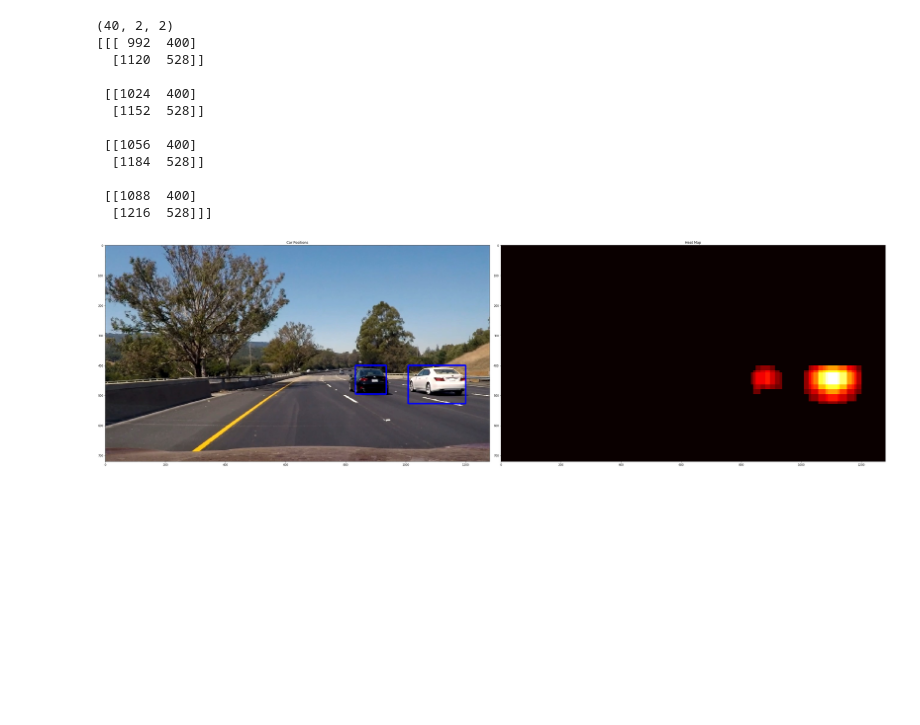
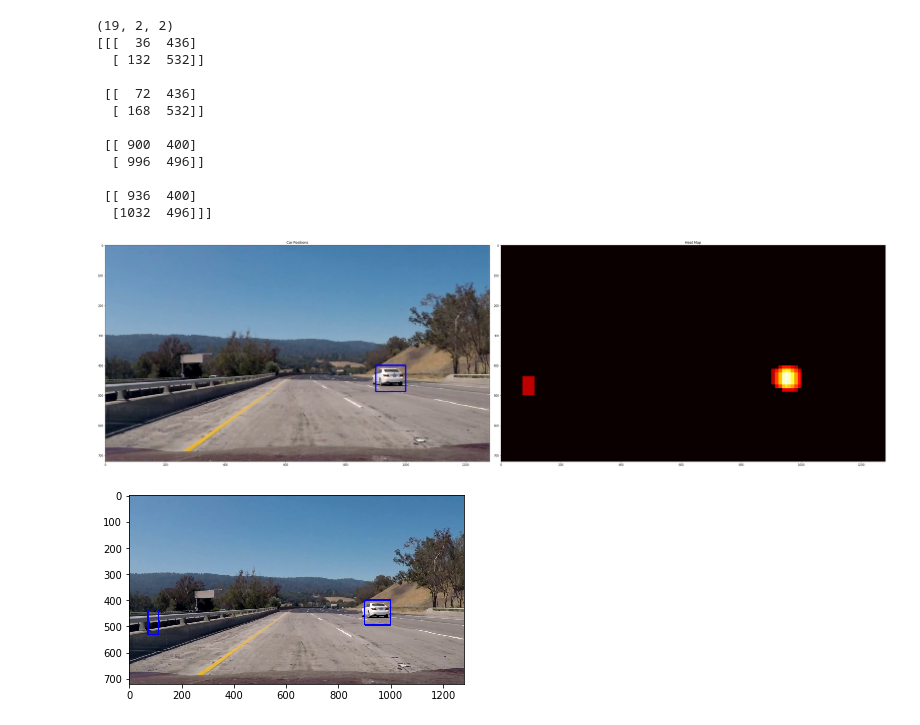
Before and after one commit to saipran7777/CarND-Vehicle-Detection, a Jupyter notebook: vehicle_detect.ipynb, the cells around one changed output. Cells and saved outputs as stored; diff of their text form; code cells hidden in the pictures; blank space fills up the shorter version.

```diff
--- a/vehicle_detect.ipynb
+++ b/vehicle_detect.ipynb
@@ -290,19 +303,19 @@ plt.show()
 # %%
 print(boxes.shape)
-print(box2)
+print(box3)
 # %% [output]
-(40, 2, 2)
-[[[ 992  400]
-  [1120  528]]
+(19, 2, 2)
+[[[  36  436]
+  [ 132  532]]
 
- [[1024  400]
-  [1152  528]]
+ [[  72  436]
+  [ 168  532]]
 
- [[1056  400]
-  [1184  528]]
+ [[ 900  400]
+  [ 996  496]]
 
- [[1088  400]
-  [1216  528]]]
+ [[ 936  400]
+  [1032  496]]]
 # %%
 heat = np.zeros_like(image[:,:,0]).astype(np.float)
 
@@ -310,7 +323,7 @@ heat = np.zeros_like(image[:,:,0]).astype(np.float)
 heat = add_heat(heat,boxes)
 
 # Apply threshold to help remove false positives
-heat = apply_threshold(heat,2)
+heat = apply_threshold(heat,3)
 
 # Visualize the heatmap when displaying
 heatmap = np.clip(heat, 0, 255)
@@ -330,4 +343,49 @@ plt.title('Heat Map')
 fig.tight_layout()
 plt.show()
 # %% [output]
-[figure, old version]
+[figure, new version]
+# %%
+def process_image(frame):
+    global count
+    global labels
+    if count < 5:
+        scale1 = 1.5
+        ystart1 = 400
+        ystop1 = 540
+        box1,img1 = find_cars(frame, ystart1, ystop1, scale1, clf, X_scaler, orient, pix_per_cell, cell_per_block, cells_per_step, spatial_size, hist_bins)
+
+        scale2 = 1.0
+        ystart2 = 400
+        ystop2 = 480
+        box2,img2 = find_cars(frame, ystart2, ystop2, scale2, clf, X_scaler, orient, pix_per_cell, cell_per_block, cells_per_step, spatial_size, hist_bins)
+        box = np.concatenate((box1,box2))
+        boxes.append(box)
+        heat = np.zeros_like(frame[:,:,0]).astype(np.float)
+        for b in boxes:
+            heat = add_heat(heat,b)
+        thresh = len(boxes)*3.2
+        heat = apply_threshold(heat,thresh)
+        heatmap = np.clip(heat, 0, 255)
+        labels = label(heatmap)
+        result = draw_labeled_bboxes(np.copy(frame), labels)
+        count = count +1
+        return result
+    if count>=5 and count<10:
+        result = draw_labeled_bboxes(np.copy(frame), labels)
+        if count == 9:
+            count=0
+            return result
+        else:
+            count = count +1
+            return result
+# %%
+from collections import deque
+boxes = deque(maxlen = 5)
+count = 0
+image = mpimg.imread('test_images/test13.jpg')
+result = process_image(image)
+#print(boxes)
+plt.imshow(result)
+plt.show()
+# %% [output]
+[figure, added]
```
Also changed, not shown: parts of 16 cells of this notebook, 13 other files.
